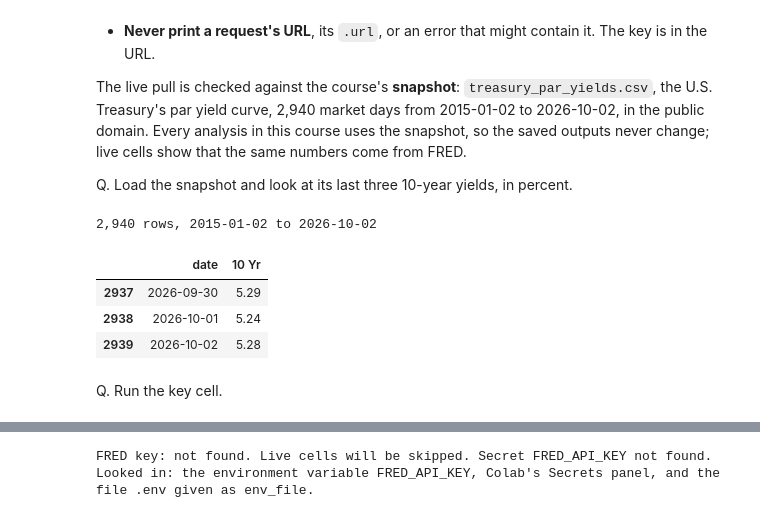
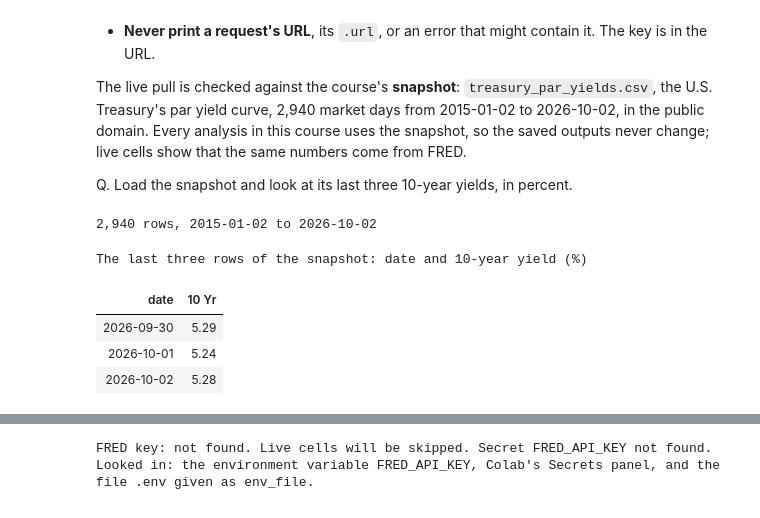
Before and after one commit to lenamonj/python-fixed-income, a Jupyter notebook: course3_market_data/week1/day1/01_apis_keys_and_secrets.ipynb, the cells around one changed output, grey strips where cells are left out. Cells and saved outputs as stored; diff of their text form; code cells hidden in the pictures.

```diff
--- a/course3_market_data/week1/day1/01_apis_keys_and_secrets.ipynb
+++ b/course3_market_data/week1/day1/01_apis_keys_and_secrets.ipynb
@@ -1198,15 +1364,20 @@ The live pull is checked against the course's **snapshot**: `treasury_par_yields
 
 Q. Load the snapshot and look at its last three 10-year yields, in percent.
 # %%
-# float_precision="round_trip" reads every number exactly as written in the file
+# read_csv loads a CSV file into a table; float_precision="round_trip" reads every number exactly as written
 treasury = pd.read_csv("treasury_par_yields.csv", float_precision="round_trip")
+# len counts the rows; .iloc[0] is the first row of a column and .iloc[-1] the last
 print(f"{len(treasury):,} rows, {treasury['date'].iloc[0]} to {treasury['date'].iloc[-1]}")
-treasury[["date", "10 Yr"]].tail(3)
+
+# the last three rows of two columns, as a styled table: .format shows two decimals, like Excel's number format 0.00
+(treasury[["date", "10 Yr"]].tail(3).style
+    .format({"10 Yr": "{:.2f}"})
+    .hide(axis="index")
+    .set_caption("The last three rows of the snapshot: date and 10-year yield (%)"))
 # %% [output]
 2,940 rows, 2015-01-02 to 2026-10-02
+The last three rows of the snapshot: date and 10-year yield (%)
-|  | date | 10 Yr |
-| 2937 | 2026-09-30 | 5.29 |
-| 2938 | 2026-10-01 | 5.24 |
-| 2939 | 2026-10-02 | 5.28 |
+| date | 10 Yr |
+| 2026-09-30 | 5.29 |
+| 2026-10-01 | 5.24 |
+| 2026-10-02 | 5.28 |
-# %% [markdown]
-Q. Run the key cell.
```
Also changed, not shown: parts of 35 cells of this notebook, 2 other files.
